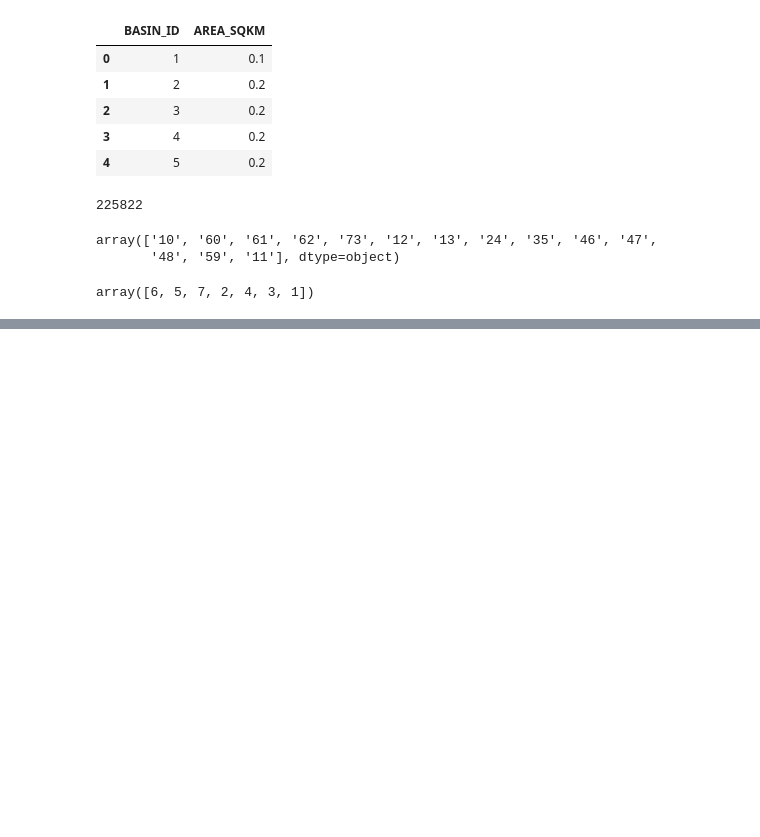
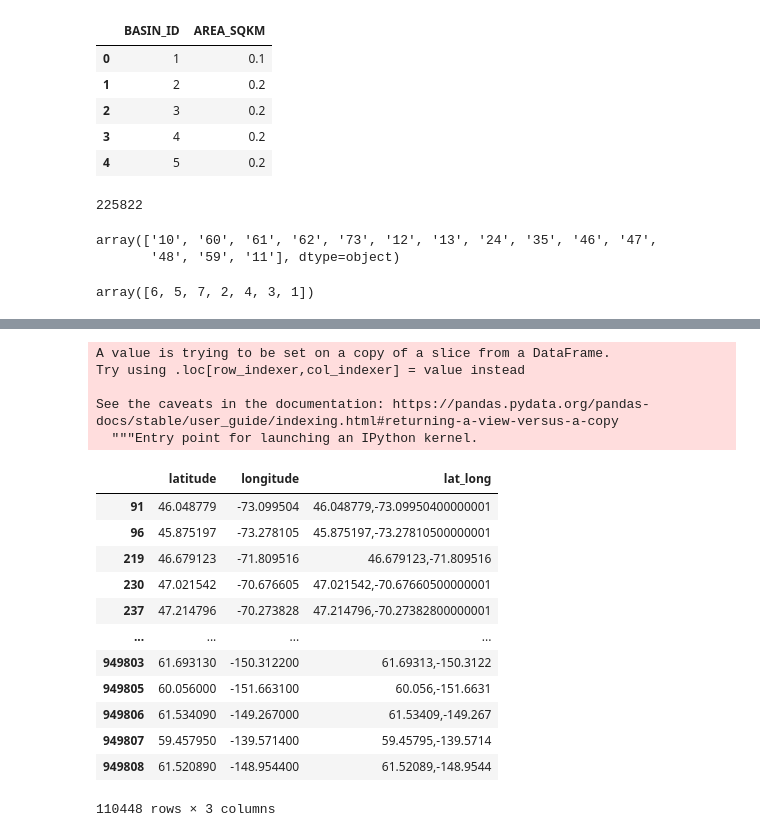
Before and after one commit to arshadimrit/Fish_community, a Jupyter notebook: Fish_hydro_matches.ipynb, the cells around one changed output, grey strips where cells are left out. Drawn from its saved outputs; the diff is of its cells as text; code cells hidden in the pictures; blank space fills up the shorter version.

```diff
--- a/Fish_hydro_matches.ipynb
+++ b/Fish_hydro_matches.ipynb
@@ -561,0 +611,22 @@ today_date
+# %%
+df_unidentified['lat_long'] = df_unidentified['latitude'].astype(str) + ',' + df_unidentified['longitude'].astype(str)
+df_unidentified
+# %% [output]
+A value is trying to be set on a copy of a slice from a DataFrame.
+Try using .loc[row_indexer,col_indexer] = value instead
+
+See the caveats in the documentation: https://pandas.pydata.org/pandas-docs/stable/user_guide/indexing.html#returning-a-view-versus-a-copy
+  """Entry point for launching an IPython kernel.
+|  | latitude | longitude | lat_long |
+| 91 | 46.048779 | -73.099504 | 46.048779,-73.09950400000001 |
+| 96 | 45.875197 | -73.278105 | 45.875197,-73.27810500000001 |
+| 219 | 46.679123 | -71.809516 | 46.679123,-71.809516 |
+| 230 | 47.021542 | -70.676605 | 47.021542,-70.67660500000001 |
+| 237 | 47.214796 | -70.273828 | 47.214796,-70.27382800000001 |
+| ... | ... | ... | ... |
+| 949803 | 61.693130 | -150.312200 | 61.69313,-150.3122 |
+| 949805 | 60.056000 | -151.663100 | 60.056,-151.6631 |
+| 949806 | 61.534090 | -149.267000 | 61.53409,-149.267 |
+| 949807 | 59.457950 | -139.571400 | 59.45795,-139.5714 |
+| 949808 | 61.520890 | -148.954400 | 61.52089,-148.9544 |
+110448 rows × 3 columns
```
Also changed, not shown: parts of 21 cells of this notebook, 1 other file.
